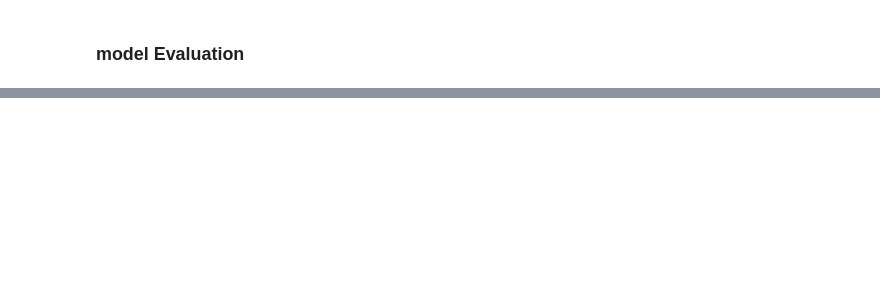
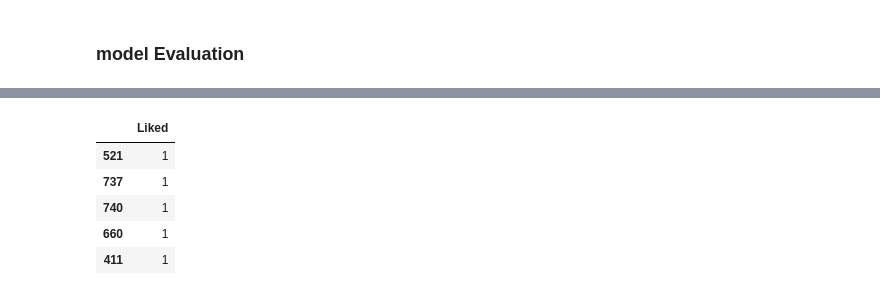
Before and after one commit to DhanashreeAmbekar/Deep-Learning, a Jupyter notebook: Sentiment_Analysis.ipynb, the cells around one changed output, grey strips where cells are left out. Saved outputs shown, nothing was run; the diff lists cells and outputs as text; code cells hidden in the pictures; blank space fills up the shorter version.

```diff
--- a/Sentiment_Analysis.ipynb
+++ b/Sentiment_Analysis.ipynb
@@ -310,0 +356,9 @@ plt.show()
+# %%
+ytest.head()
+# %% [output]
+|  | Liked |
+| 521 | 1 |
+| 737 | 1 |
+| 740 | 1 |
+| 660 | 1 |
+| 411 | 1 |
```
Also changed, not shown: parts of 26 cells of this notebook.
